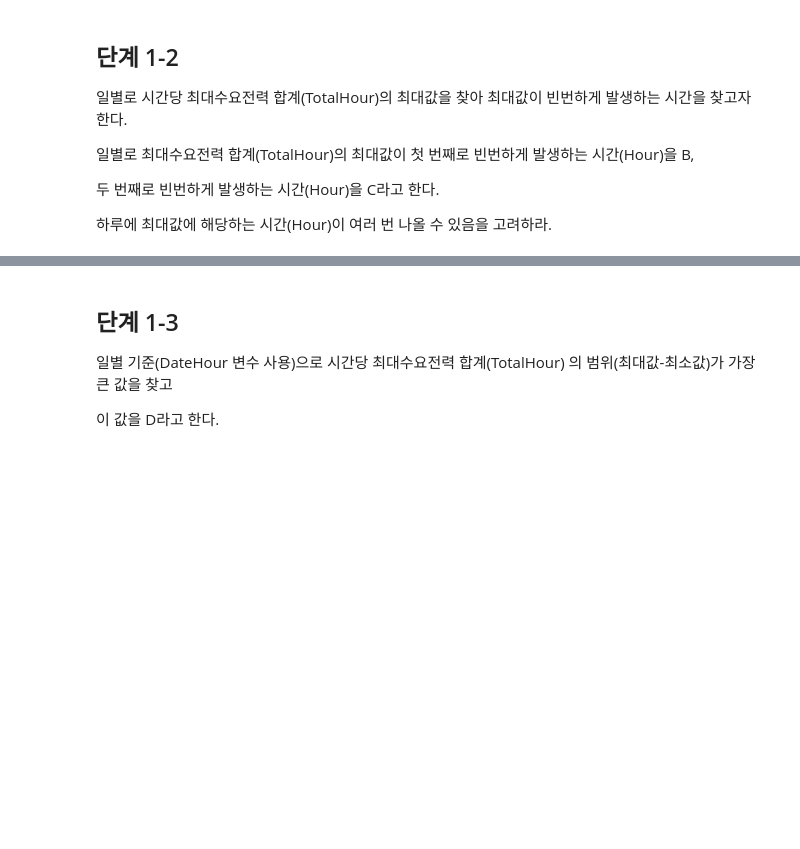
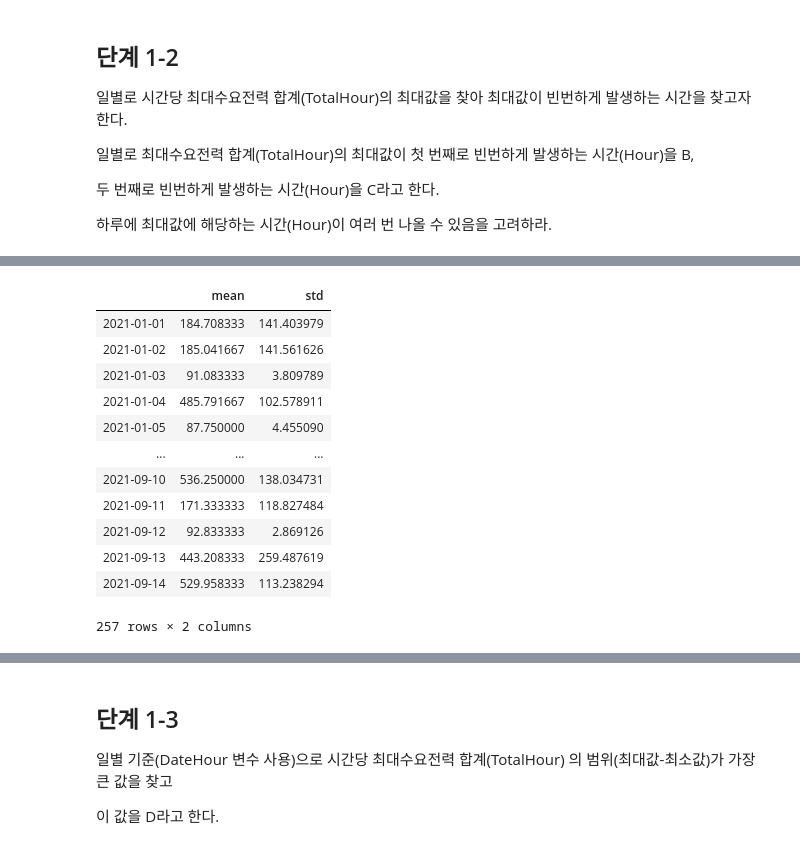
Before and after one commit to sunkusun9/DS_lv3_2503_2, a Jupyter notebook: sec_ds_lv3_prob3_prob.ipynb, the cells around one changed output, grey strips where cells are left out. Saved outputs shown, nothing was run; the diff lists cells and outputs as text; code cells hidden in the pictures; blank space fills up the shorter version.

```diff
--- a/sec_ds_lv3_prob3_prob.ipynb
+++ b/sec_ds_lv3_prob3_prob.ipynb
@@ -403,0 +589,19 @@ basetable1을 이용하여 다음 질문에 답하시오.
+# %%
+# groupby ~ apply: N:M, M = 2
+df_basetable1.groupby(df_basetable1.index.date)['TotalHour'].apply(
+    lambda x: pd.Series((x.mean(), x.std()), index = ['mean', 'std'])
+).unstack()
+# %% [output]
+|  | mean | std |
+| 2021-01-01 | 184.708333 | 141.403979 |
+| 2021-01-02 | 185.041667 | 141.561626 |
+| 2021-01-03 | 91.083333 | 3.809789 |
+| 2021-01-04 | 485.791667 | 102.578911 |
+| 2021-01-05 | 87.750000 | 4.455090 |
+| ... | ... | ... |
+| 2021-09-10 | 536.250000 | 138.034731 |
+| 2021-09-11 | 171.333333 | 118.827484 |
+| 2021-09-12 | 92.833333 | 2.869126 |
+| 2021-09-13 | 443.208333 | 259.487619 |
+| 2021-09-14 | 529.958333 | 113.238294 |
+257 rows × 2 columns
```
Also changed, not shown: parts of 37 cells of this notebook.
